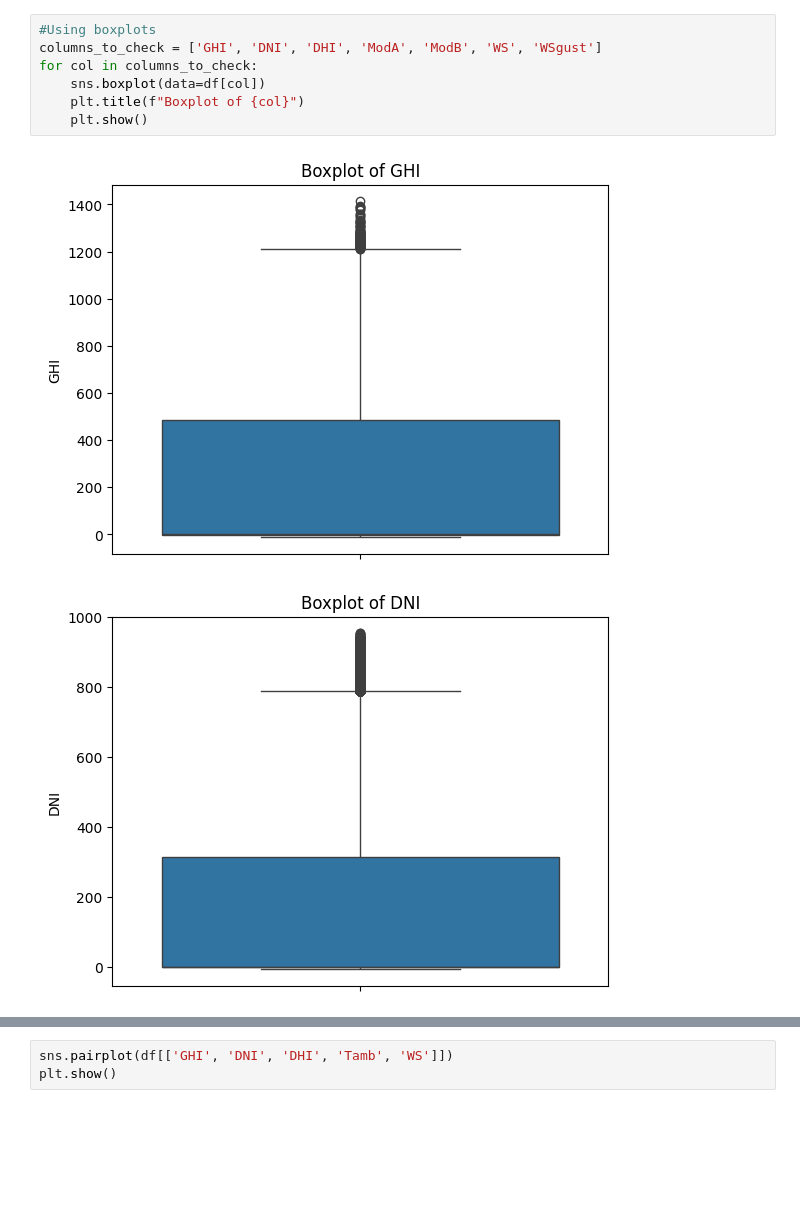
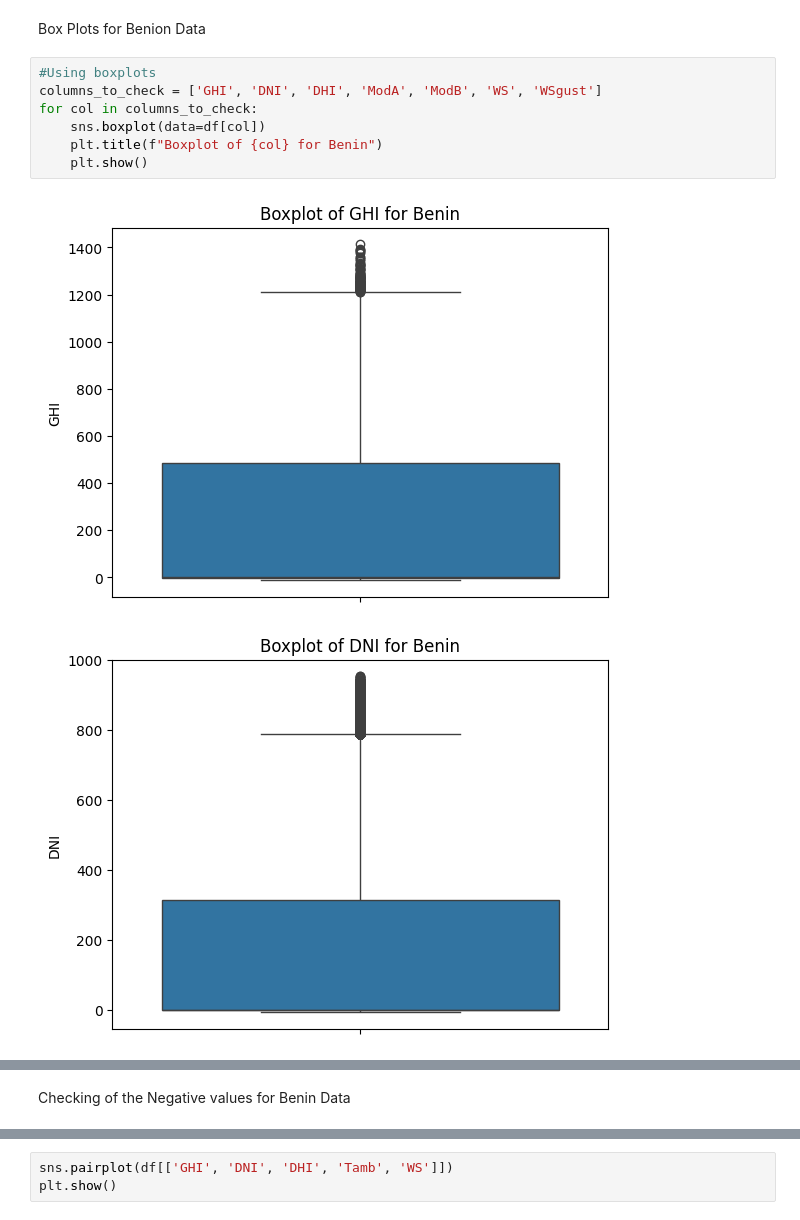
Before and after one commit to henoktesfaye700/10-Academy-week-0-, a Jupyter notebook: notebooks/EDA.ipynb, the cells around one changed output, grey strips where cells are left out. Cells and saved outputs as stored; diff of their text form; blank space fills up the shorter version.

Commit message:
complited the Benin data

```diff
--- a/notebooks/EDA.ipynb
+++ b/notebooks/EDA.ipynb
@@ -148,10 +84,12 @@ dtype: int64
+# %% [markdown]
+Box Plots for Benion Data
 # %%
 #Using boxplots
 columns_to_check = ['GHI', 'DNI', 'DHI', 'ModA', 'ModB', 'WS', 'WSgust']
 for col in columns_to_check:
     sns.boxplot(data=df[col])
-    plt.title(f"Boxplot of {col}")
+    plt.title(f"Boxplot of {col} for Benin")
     plt.show()
 # %% [output]
-[figure, old version]
+[figure, new version]
-[figure, old version]
+[figure, new version]
@@ -163 +101,3 @@ for col in columns_to_check:
+# %% [markdown]
+Checking of the Negative values for Benin Data
 # %%
```
Also changed, not shown: parts of 33 cells of this notebook.
